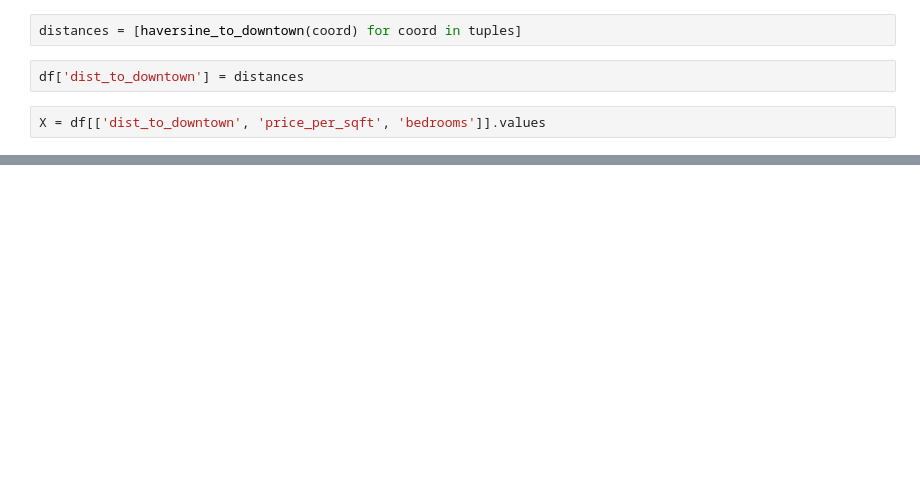
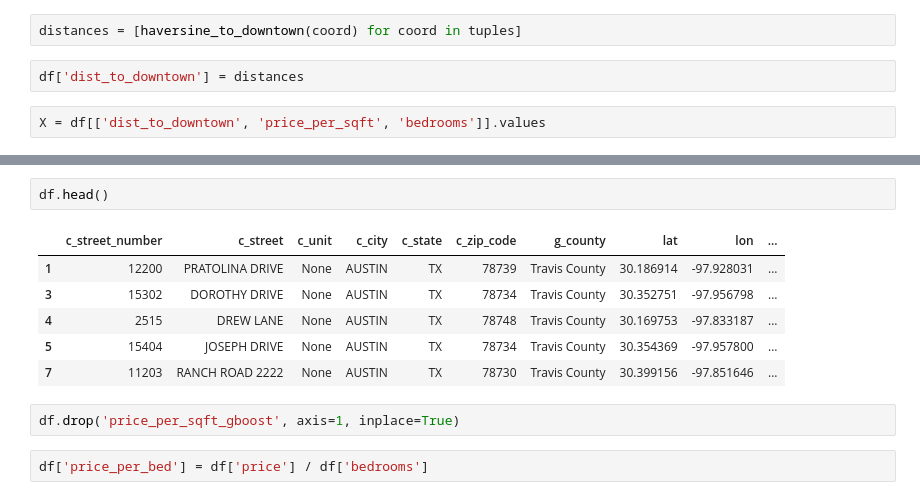
Before and after one commit to AustinMadert/real_estate_opportunity_lih, a Jupyter notebook: second_cluster.ipynb, the cells around one changed output, grey strips where cells are left out. Drawn from its saved outputs; the diff is of its cells as text; blank space fills up the shorter version.

Commit message:
Added features to dataframe for price per bed and distance to transportation

```diff
--- a/second_cluster.ipynb
+++ b/second_cluster.ipynb
@@ -63 +77,14 @@ fig.show()
 [figure]
+# %%
+df.head()
+# %% [output]
+|  | c_street_number | c_street | c_unit | c_city | c_state | c_zip_code | g_county | lat | lon | ... |
+| 1 | 12200 | PRATOLINA DRIVE | None | AUSTIN | TX | 78739 | Travis County | 30.186914 | -97.928031 | ... |
+| 3 | 15302 | DOROTHY DRIVE | None | AUSTIN | TX | 78734 | Travis County | 30.352751 | -97.956798 | ... |
+| 4 | 2515 | DREW LANE | None | AUSTIN | TX | 78748 | Travis County | 30.169753 | -97.833187 | ... |
+| 5 | 15404 | JOSEPH DRIVE | None | AUSTIN | TX | 78734 | Travis County | 30.354369 | -97.957800 | ... |
+| 7 | 11203 | RANCH ROAD 2222 | None | AUSTIN | TX | 78730 | Travis County | 30.399156 | -97.851646 | ... |
+# %%
+df.drop('price_per_sqft_gboost', axis=1, inplace=True)
+# %%
+df['price_per_bed'] = df['price'] / df['bedrooms']
```
Also changed, not shown: parts of 11 cells of this notebook, 1 other file.
